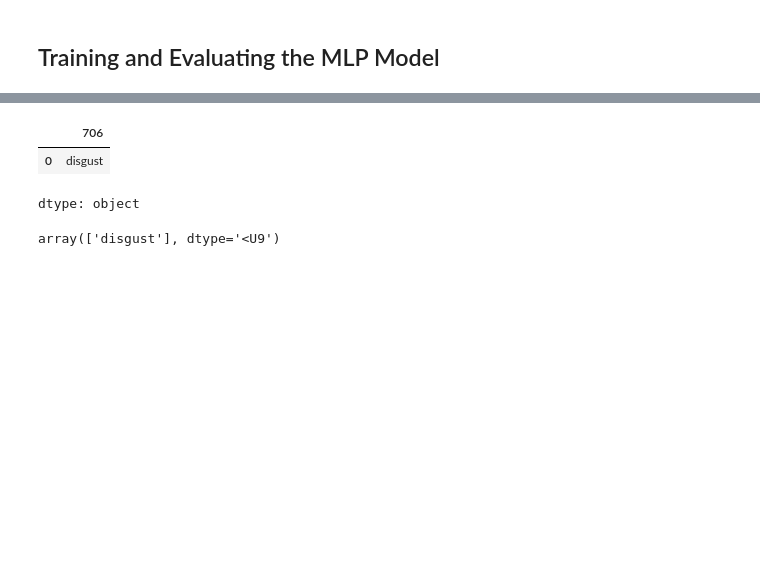
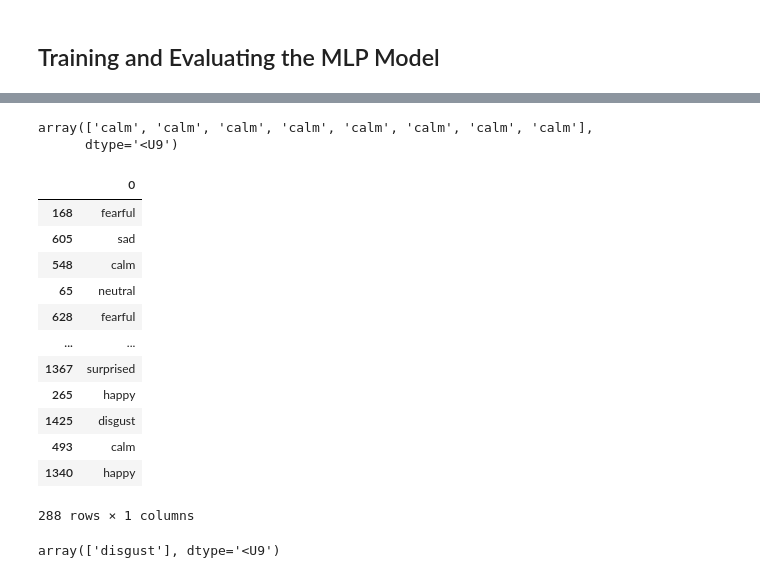
Before and after one commit to yuukionna022/Week4-NeuralNetworks, a Jupyter notebook: Week4__Neural_Networks.ipynb, the cells around one changed output, grey strips where cells are left out. Saved outputs shown, nothing was run; the diff lists cells and outputs as text; code cells hidden in the pictures; blank space fills up the shorter version.

```diff
--- a/Week4__Neural_Networks.ipynb
+++ b/Week4__Neural_Networks.ipynb
@@ -584,9 +599,25 @@ MLP Model's accuracy on test set is 68.40%
+# %%
+#predict my data
+model.predict(my_features)
+# %% [output]
+array(['calm', 'calm', 'calm', 'calm', 'calm', 'calm', 'calm', 'calm'],
+      dtype='<U9')
 # %%
-y_test.iloc[100]
+y_test
 # %% [output]
-|  | 706 |
-| 0 | disgust |
+|  | 0 |
+| 168 | fearful |
+| 605 | sad |
+| 548 | calm |
+| 65 | neutral |
+| 628 | fearful |
+| ... | ... |
+| 1367 | surprised |
+| 265 | happy |
+| 1425 | disgust |
+| 493 | calm |
+| 1340 | happy |
-dtype: object
+288 rows × 1 columns
 # %%
 my_record = X_test[100]
 # %%
```
Also changed, not shown: parts of 4 cells of this notebook.
